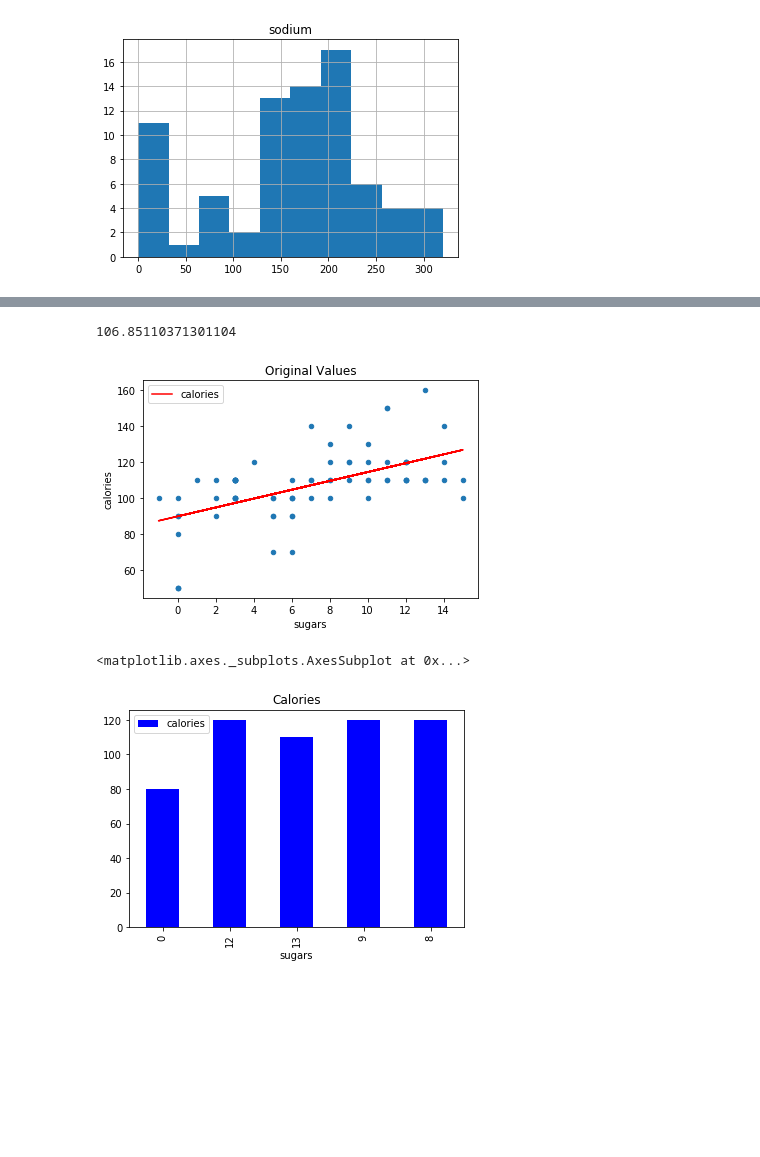
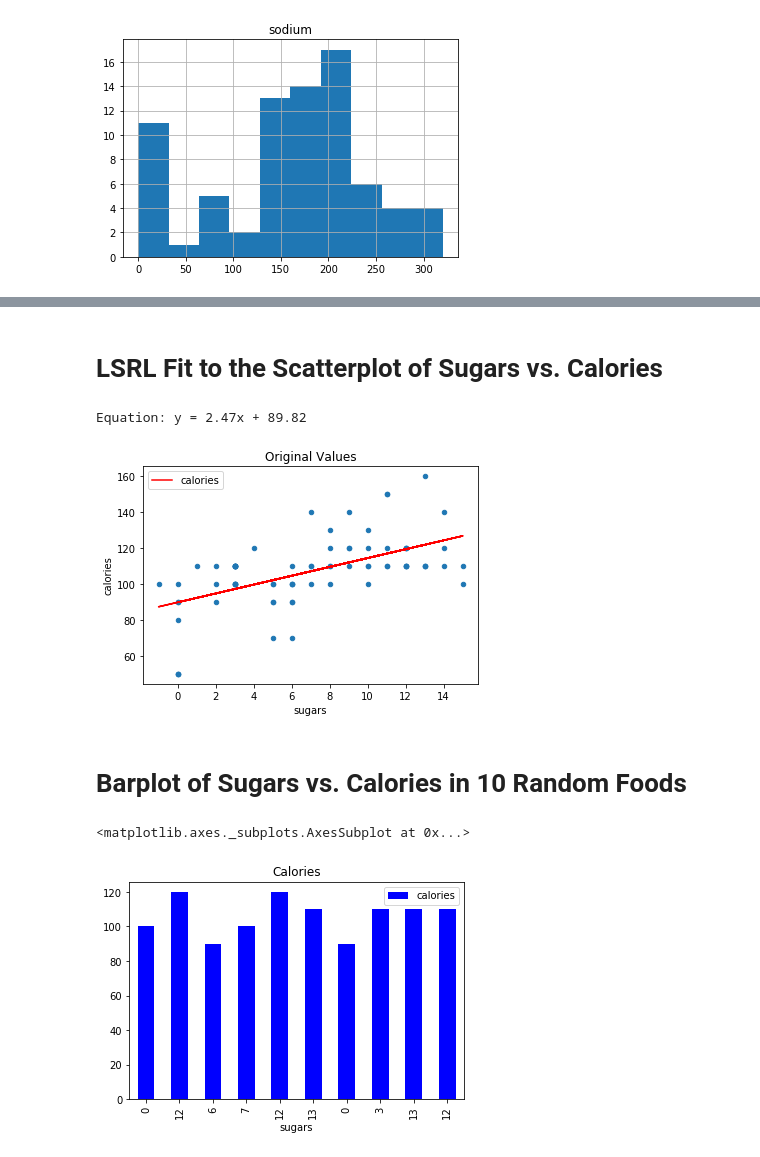
Before and after one commit to Isidore-Newman-School/data-science-alucab1, a Jupyter notebook: Data_1.4 Plotting.ipynb, the cells around one changed output, grey strips where cells are left out. Cells and saved outputs as stored; diff of their text form; code cells hidden in the pictures; blank space fills up the shorter version.

```diff
--- a/Data_1.4 Plotting.ipynb
+++ b/Data_1.4 Plotting.ipynb
@@ -51,33 +52,36 @@ array([[<matplotlib.axes._subplots.AxesSubplot object at 0x...>]],
+# %% [markdown]
+# LSRL Fit to the Scatterplot of Sugars vs. Calories
 # %%
+# get a vector of coefficents which minimize the error squared (function for the LSRL)
 fit = np.polyfit(df.sugars,df.calories, 1)
-fit_fn = np.poly1d(fit)
 
+#  fit[0] represents the slope and fit[1] represents the y intercept
+print('Equation: y = '+str(round(fit[0], 2))+'x + '+str(round(fit[1], 2)))
 
-# calculate the y values based on the co-efficients from the model
+# calculate the y values based on the coefficients from the model
 r_x, r_y = zip(*((i, i*fit[0] + fit[1]) for i in df.sugars))
 
-# Put in to a data frame, to keep is all nice
+# put LSRL points into a data frame
 lm_original_plot = pd.DataFrame({
 'sugars' : r_x,
 'calories' : r_y
 })
+
+# setup axes so that the LSRL and the scatterplot show up on the same graph
 fig, axes = plt.subplots()
 
+# plot the original scatterplot and the LSRL
 df.plot(x='sugars', y='calories', kind = 'scatter', ax = axes, title='Original Values')
 lm_original_plot.plot(x='sugars', y='calories', kind = 'line', ax=axes, color = 'red')
 
-xsum = 0
-k = 0
-for i in df.calories:
-    k += 1
-    xsum += i - fit_fn[k]
-print(xsum/k)
 plt.show()
 # %% [output]
-106.85110371301104
+Equation: y = 2.47x + 89.82
 [figure]
+# %% [markdown]
+# Barplot of Sugars vs. Calories in 10 Random Foods
 # %%
-df.sample(5).plot(x = 'sugars', y = 'calories', kind = 'bar',title = 'Calories', color = 'blue')
+df.sample(10).plot(x = 'sugars', y = 'calories', kind = 'bar',title = 'Calories', color = 'blue')
 # %% [output]
 <matplotlib.axes._subplots.AxesSubplot at 0x...>
-[figure, old version]
+[figure, new version]
```
Also changed, not shown: parts of 9 cells of this notebook.
